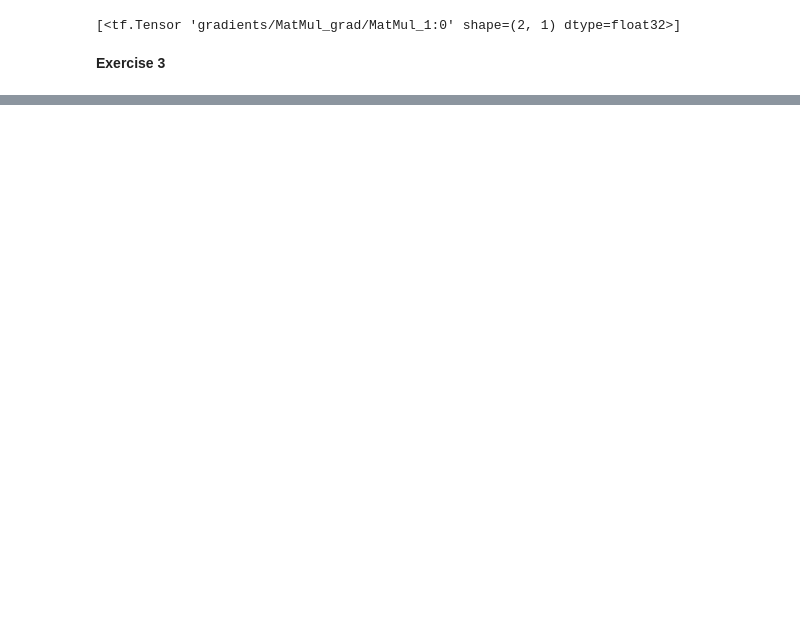
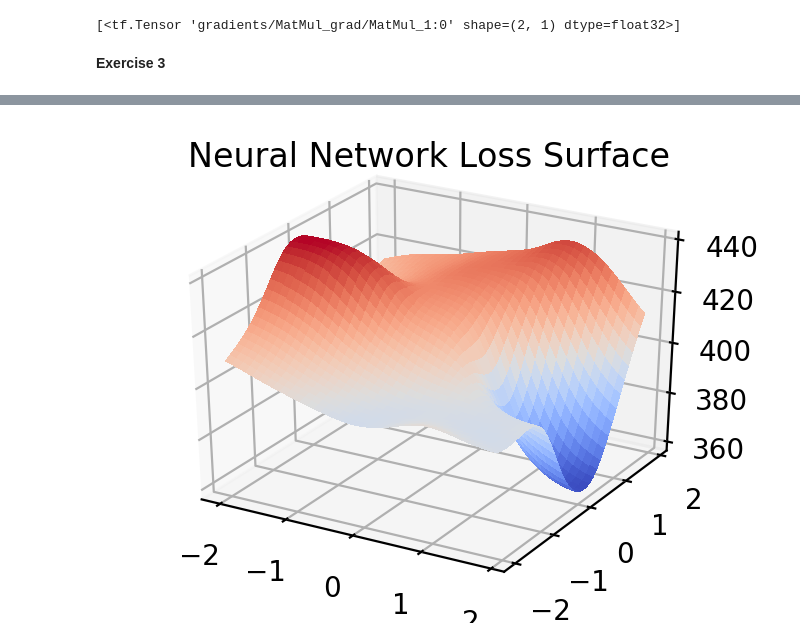
Before and after one commit to UCIDataScienceInitiative/LearningWithPython, a Jupyter notebook: logistic.ipynb, the cells around one changed output, grey strips where cells are left out. Cells and saved outputs as stored; diff of their text form; code cells hidden in the pictures; blank space fills up the shorter version.

```diff
--- a/logistic.ipynb
+++ b/logistic.ipynb
@@ -87,0 +121,43 @@ plt.show()
+# %%
+W1 = tf.Variable(tf.random_normal([D, 100], stddev=1.0))
+b1 = tf.Variable(tf.random_normal([1, 100], stddev=1.0))
+h1 = tf.nn.sigmoid(tf.matmul(X, W1) + b1)
+
+W2 = tf.Variable(tf.random_normal([100, 10], stddev=1.0))
+b2 = tf.Variable(tf.random_normal([1, 10], stddev=1.0))
+h2 = tf.nn.sigmoid(tf.matmul(h1, W2) + b2)
+
+W3 = tf.Variable(tf.random_normal([10, 1], stddev=1.0))
+b3 = tf.Variable(tf.random_normal([1, 1], stddev=1.0))
+
+pred = tf.nn.sigmoid(tf.matmul(h2, W3) + b3)
+# %%
+loss = -1.0 * (tf.reduce_sum(Y * tf.log(pred) + (1.0 - Y) * tf.log(1 - pred)))
+# %%
+value = tf.placeholder('float', [2, 100])
+assignment = W1.assign(value)
+
+loss_landscape = np.zeros((40, 40))
+projection = np.random.normal(0, 1, 400).reshape((200, 2))  # random projection matrix
+
+with tf.Session() as sess:
+    tf.global_variables_initializer().run()
+    for i in range(40):
+        position = np.zeros((2, 1))
+        position[0, 0] = i * 0.1 - 2
+        for j in range(40):
+            position[1, 0] = j * 0.1 - 2
+            sess.run(assignment, feed_dict={value: np.dot(projection, position).reshape((2, 100))})
+            l = sess.run(loss, feed_dict={X: dataX, Y: dataY})
+            loss_landscape[i, j] = l
+# %%
+xx, yy = np.meshgrid(np.arange(-2, 2, 0.1), np.arange(-2, 2, 0.1))
+# %%
+fig = plt.figure(figsize=(4, 3), dpi=200)
+ax = fig.gca(projection='3d')
+surf = ax.plot_surface(xx, yy, loss_landscape, cmap=cm.coolwarm,
+                       linewidth=0, antialiased=False)
+plt.title('Neural Network Loss Surface')
+plt.show()
+# %% [output]
+[figure, added]
```
Also changed, not shown: parts of 25 cells of this notebook, 4 other files.
